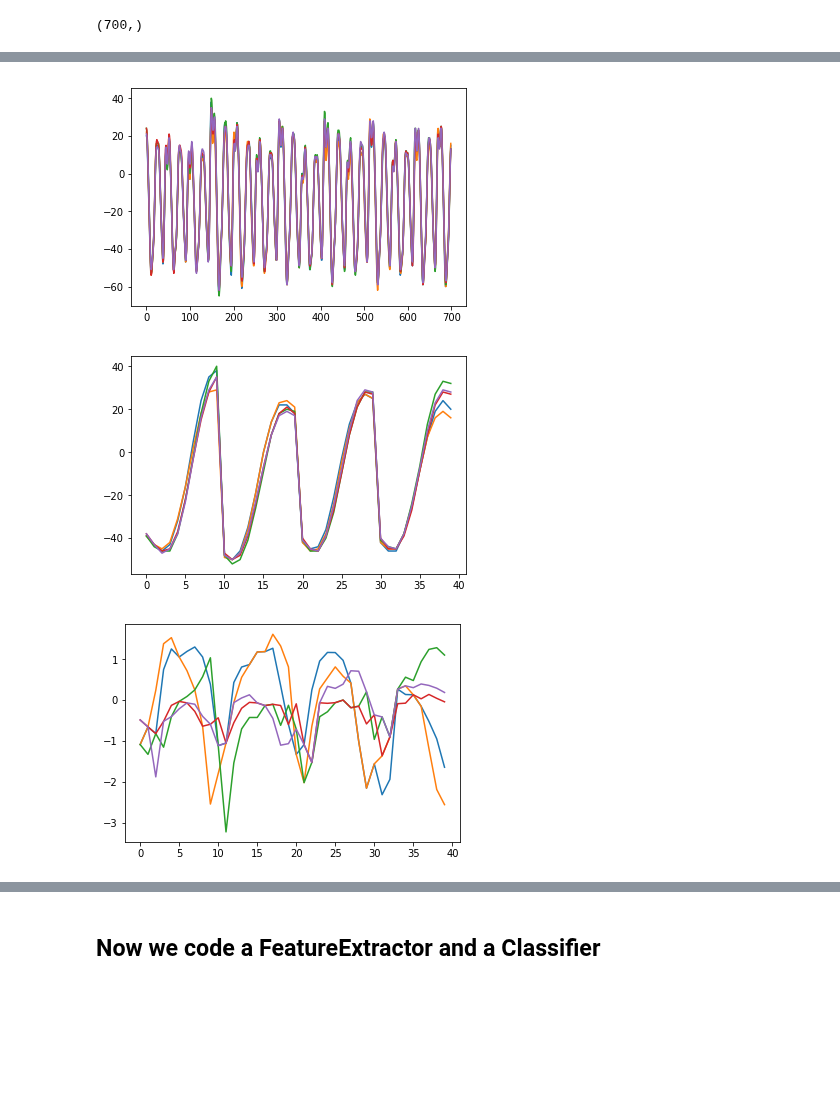
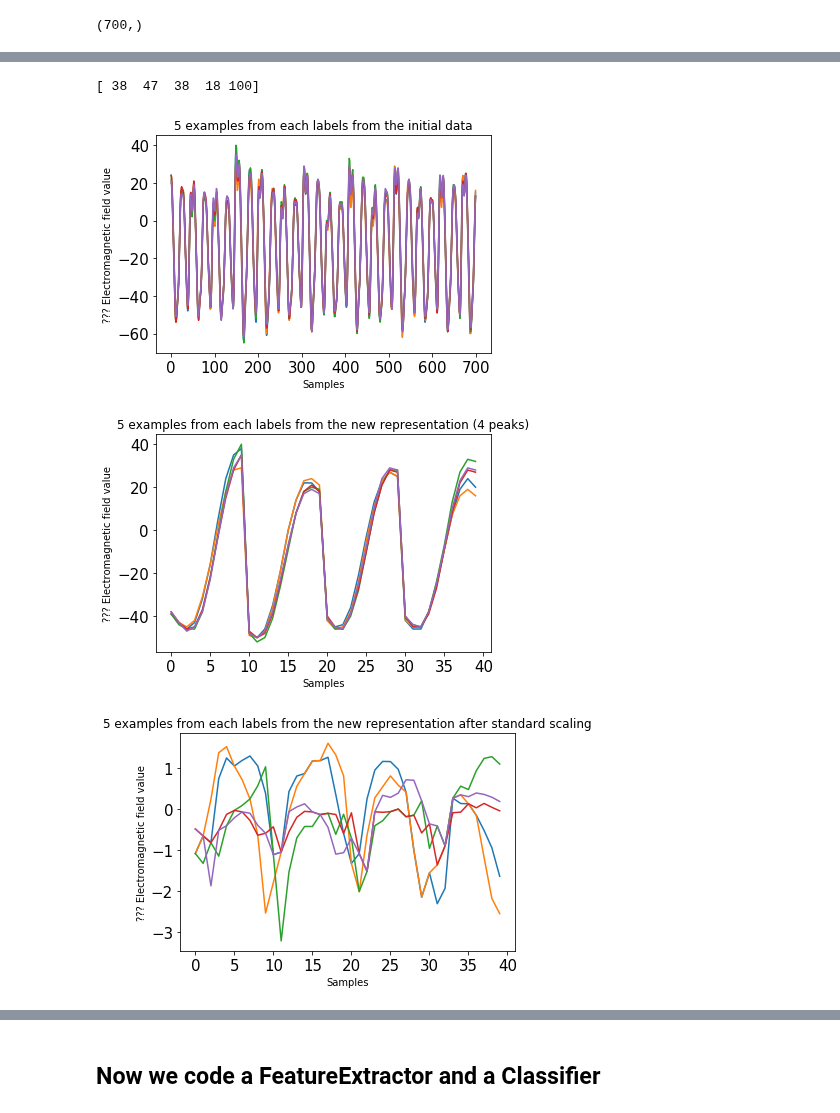
Before and after one commit to luvf/Side_channel_challenge, a Jupyter notebook: FeatureSelection.ipynb, the cells around one changed output, grey strips where cells are left out. Saved outputs shown, nothing was run; the diff lists cells and outputs as text; code cells hidden in the pictures; blank space fills up the shorter version.

```diff
--- a/FeatureSelection.ipynb
+++ b/FeatureSelection.ipynb
@@ -127,25 +88,47 @@ array([[19, 19, 16, ..., -5,  6, 12],
 # %%
+# We reduce the data around some of the peak variance areas
 peaks_indices = [145, 667, 302, 406]
-z = np.concatenate([X.values[:,i-5:i+5] for i in peaks_indices], axis=1)
-#X_1 = X[145-5:145+5]
+new_X = np.concatenate([X.values[:,i-5:i+5] for i in peaks_indices], axis=1)
+#scaler = StandardScaler()
+#new_X_scaled = scaler.fit_transform(new_X, y)
 # %%
+import warnings
+warnings.filterwarnings('ignore')
+
+
 for i in range(5):
     plt.plot([i for i in range(700)], X.values[i])
+plt.title("5 examples from from the initial data")
+plt.xlabel("Samples")
+plt.xticks(fontsize=15, visible=True)
+plt.ylabel("??? Electromagnetic field value")
+plt.yticks(fontsize=15)
 plt.show()
 
 for i in range(5):
-    plt.plot([i for i in range(40)], z[i])
+    plt.plot([i for i in range(40)], new_X[i])
+plt.title("5 examples from the new representation (4 peaks)")
+plt.xlabel("Samples")
+plt.xticks(fontsize=15, visible=True)
+plt.ylabel("??? Electromagnetic field value")
+plt.yticks(fontsize=15)
 plt.show()
 
 
 from sklearn.preprocessing import StandardScaler
 scaler = StandardScaler()
-scaler.fit(z, y)
-z_scaled = scaler.transform(z)
+scaler.fit(new_X, y)
+new_X_scaled = scaler.transform(new_X)
 for i in range(5):
-    plt.plot([i for i in range(40)], z_scaled[i])
+    plt.plot([i for i in range(40)], new_X_scaled[i])
+plt.title("5 examples after standard scaling")
+plt.xlabel("Samples")
+plt.xticks(fontsize=15, visible=True)
+plt.ylabel("??? Electromagnetic field value")
+plt.yticks(fontsize=15)
 plt.show()
 # %% [output]
+[ 38  47  38  18 100]
-[figure, old version]
+[figure, new version]
-[figure, old version]
+[figure, new version]
-[figure, old version]
+[figure, new version]
```
Also changed, not shown: parts of 35 cells of this notebook.
